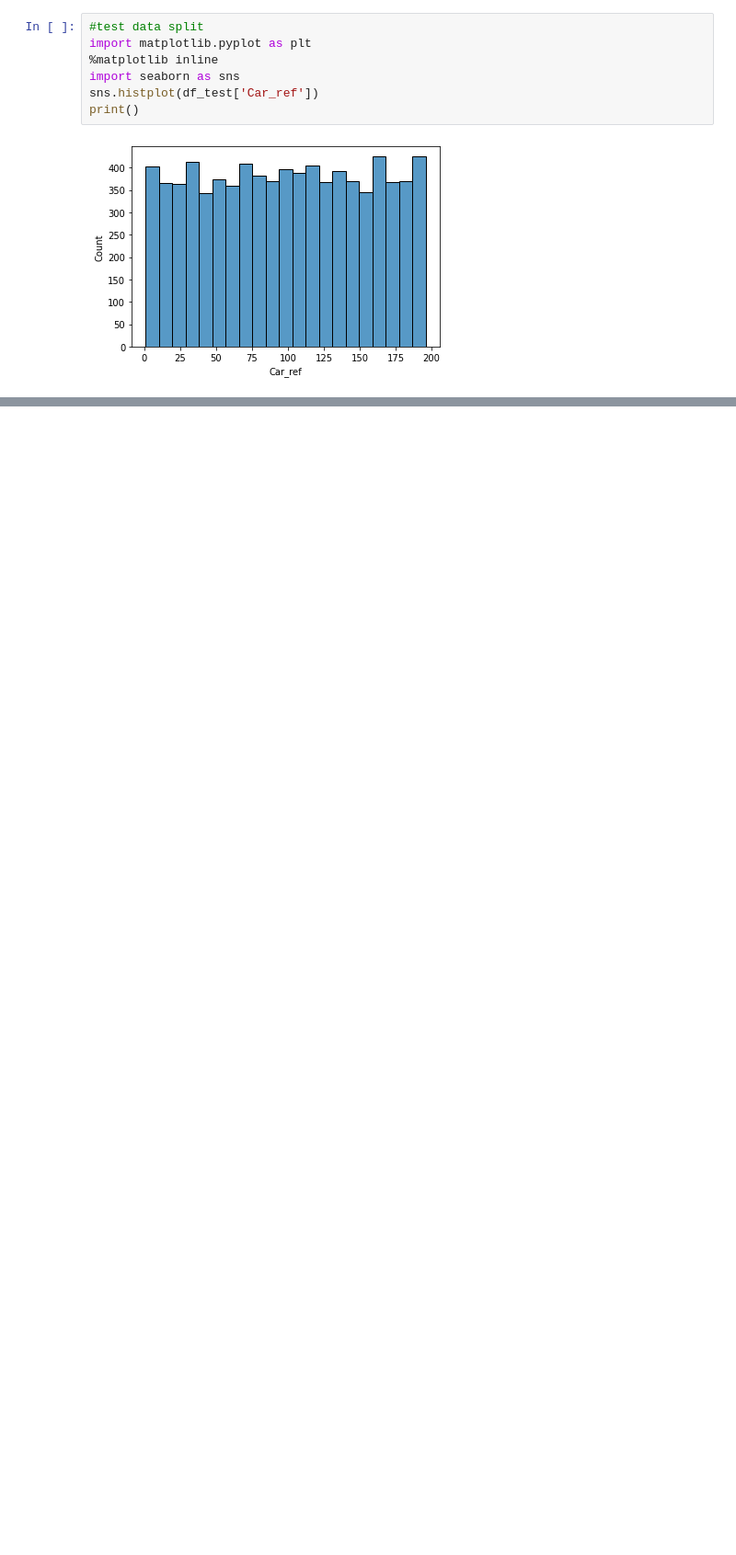
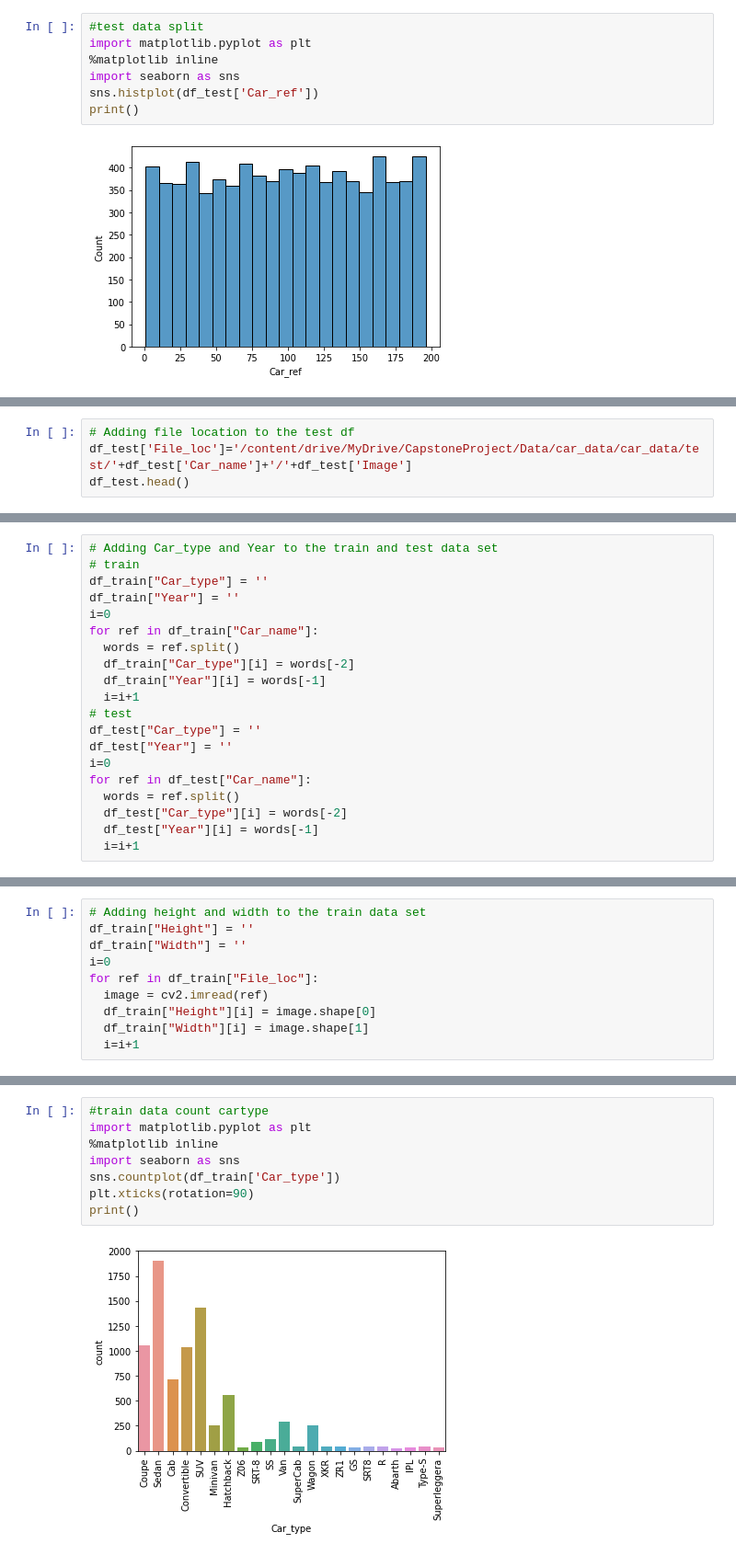
Before and after one commit to rohan-sharma84/AIMLCapstone, a Jupyter notebook: Capstone_EDA.ipynb, the cells around one changed output, grey strips where cells are left out. Shown at 92% size. Cells and saved outputs as stored; diff of their text form; blank space fills up the shorter version.

```diff
--- a/Capstone_EDA.ipynb
+++ b/Capstone_EDA.ipynb
@@ -291,0 +303,4 @@ Name: Car_name, Length: 196, dtype: int64
+# %%
+# Adding file location to the test df
+df_test['File_loc']='/content/drive/MyDrive/CapstoneProject/Data/car_data/car_data/test/'+df_test['Car_name']+'/'+df_test['Image']
+df_test.head()
@@ -291,0 +314,20 @@ Name: Car_name, Length: 196, dtype: int64
+# %%
+# Adding Car_type and Year to the train and test data set
+# train
+df_train["Car_type"] = ''
+df_train["Year"] = ''
+i=0
+for ref in df_train["Car_name"]:
+  words = ref.split()
+  df_train["Car_type"][i] = words[-2]
+  df_train["Year"][i] = words[-1]
+  i=i+1
+# test
+df_test["Car_type"] = ''
+df_test["Year"] = ''
+i=0
+for ref in df_test["Car_name"]:
+  words = ref.split()
+  df_test["Car_type"][i] = words[-2]
+  df_test["Year"][i] = words[-1]
+  i=i+1
@@ -291,0 +367,10 @@ Name: Car_name, Length: 196, dtype: int64
+# %%
+# Adding height and width to the train data set
+df_train["Height"] = ''
+df_train["Width"] = ''
+i=0
+for ref in df_train["File_loc"]:
+  image = cv2.imread(ref)
+  df_train["Height"][i] = image.shape[0]
+  df_train["Width"][i] = image.shape[1]
+  i=i+1
@@ -291,0 +427,10 @@ Name: Car_name, Length: 196, dtype: int64
+# %%
+#train data count cartype
+import matplotlib.pyplot as plt
+%matplotlib inline
+import seaborn as sns
+sns.countplot(df_train['Car_type'])
+plt.xticks(rotation=90)
+print()
+# %% [output]
+[figure, added]
```
Also changed, not shown: parts of 20 cells of this notebook.
